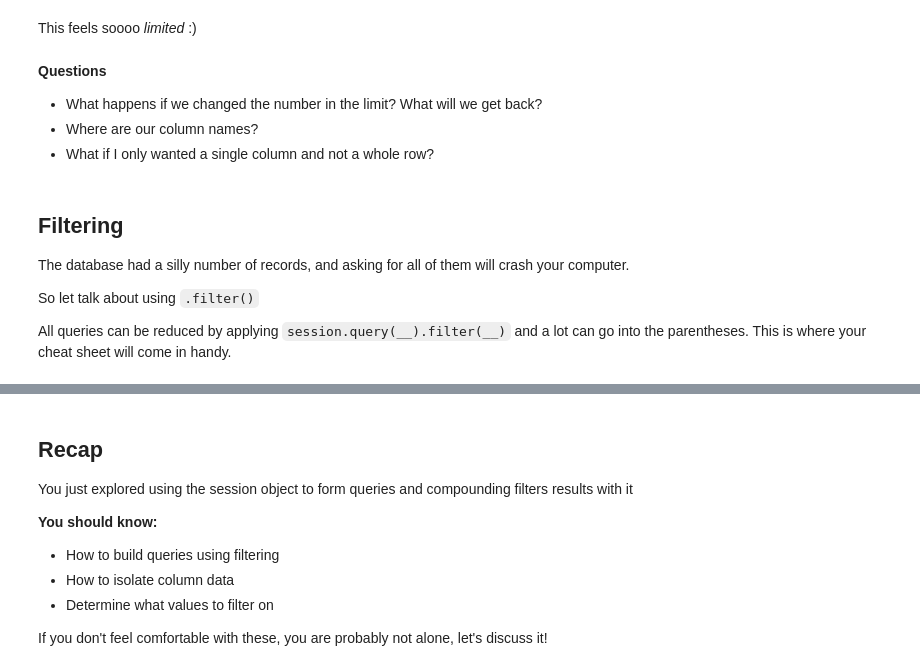
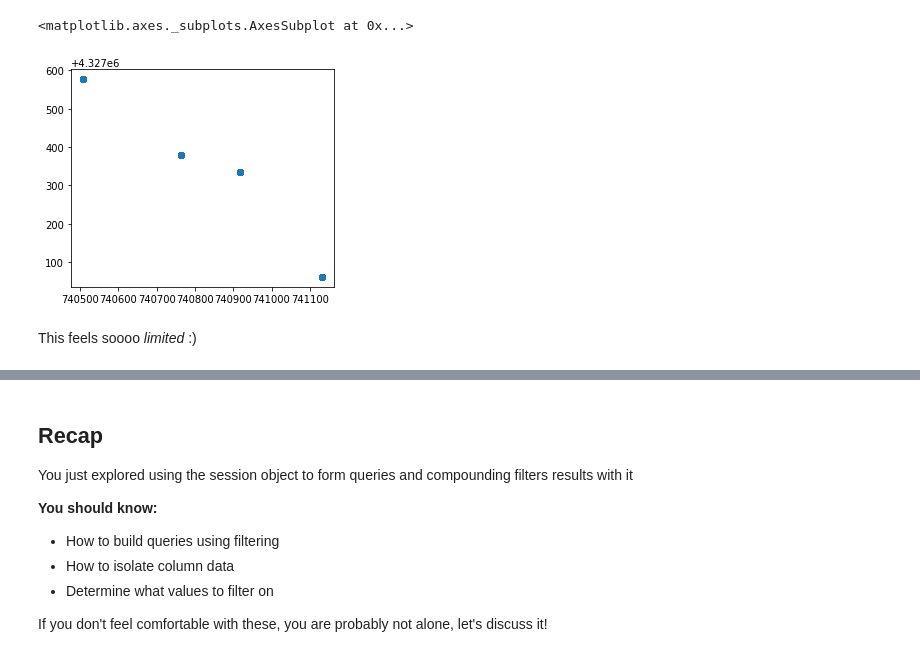
Before and after one commit to snowex-hackweek/website-2024, a Jupyter notebook: book/tutorials/snowex_database/3_forming_queries.ipynb, the cells around one changed output, grey strips where cells are left out. Drawn from its saved outputs; the diff is of its cells as text; code cells hidden in the pictures.

Commit message:
Working on tutorial for forming queries with the API

```diff
--- a/book/tutorials/snowex_database/3_forming_queries.ipynb
+++ b/book/tutorials/snowex_database/3_forming_queries.ipynb
@@ -47,14 +42,16 @@ print(result)
+# %%
+from snowexsql.api import LayerMeasurements
+from datetime import datetime
+from shapely.geometry import Point
+
+# Find some density pit measurements at the Boise site in december 2019.
+df = LayerMeasurements.from_area(pt=Point(740820.624625,4.327326e+06), crs=26912, buffer=500,
+    type='specific_surface_area')
+
+
+df.plot()
+# %% [output]
+<matplotlib.axes._subplots.AxesSubplot at 0x...>
+[figure, added]
 # %% [markdown]
 This feels soooo *limited* :)
-# %% [markdown]
-**Questions**
-* What happens if we changed the number in the limit? What will we get back?
-* Where are our column names?
-* What if I only wanted a single column and not a whole row?
-# %% [markdown]
-## Filtering
-The database had a silly number of records, and asking for all of them will crash your computer.
-
-So let talk about using `.filter()`
-
-All queries can be reduced by applying `session.query(__).filter(__)` and a lot can go into the parentheses. This is where your cheat sheet will come in handy.
```
Also changed, not shown: parts of 14 cells of this notebook, 1 other file.
